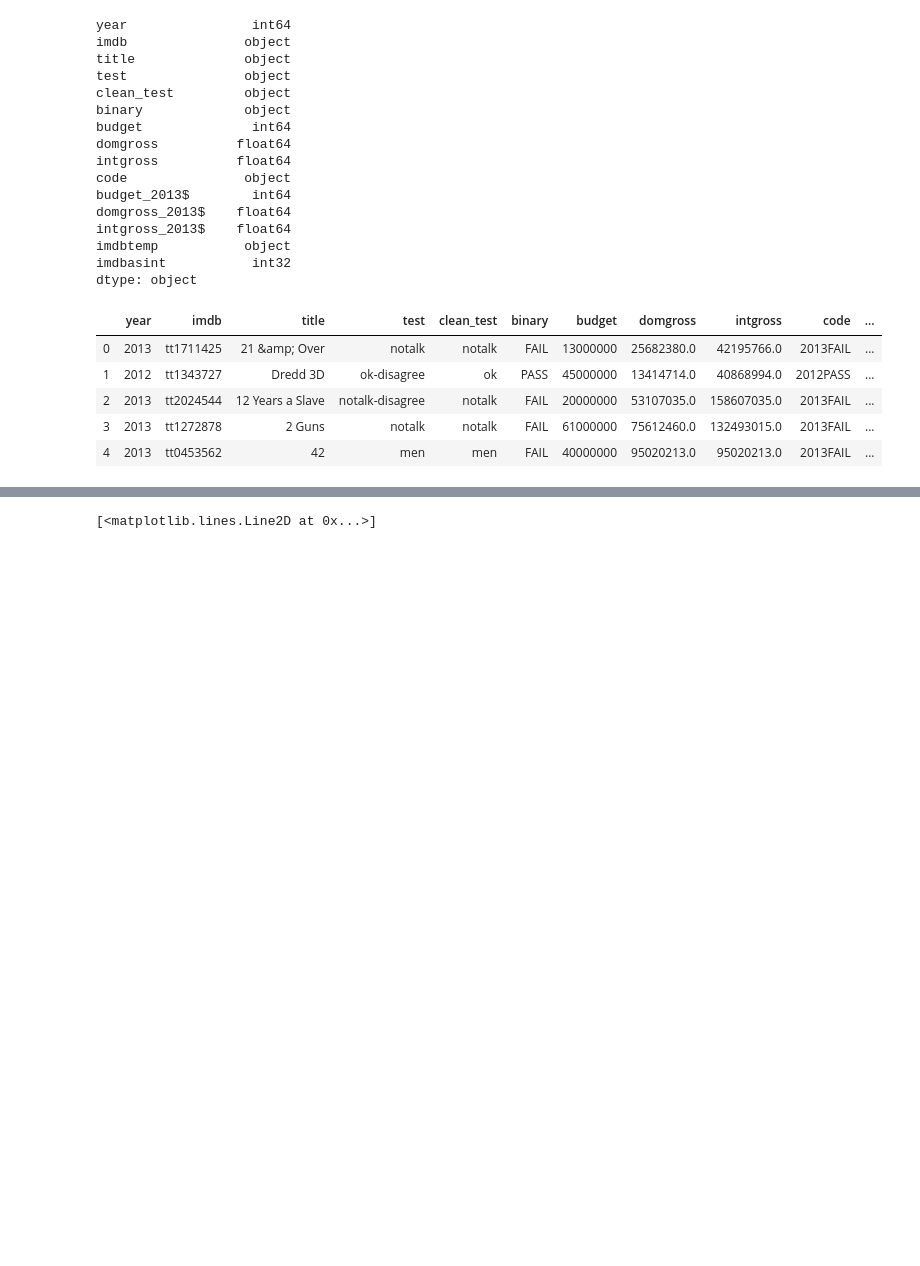
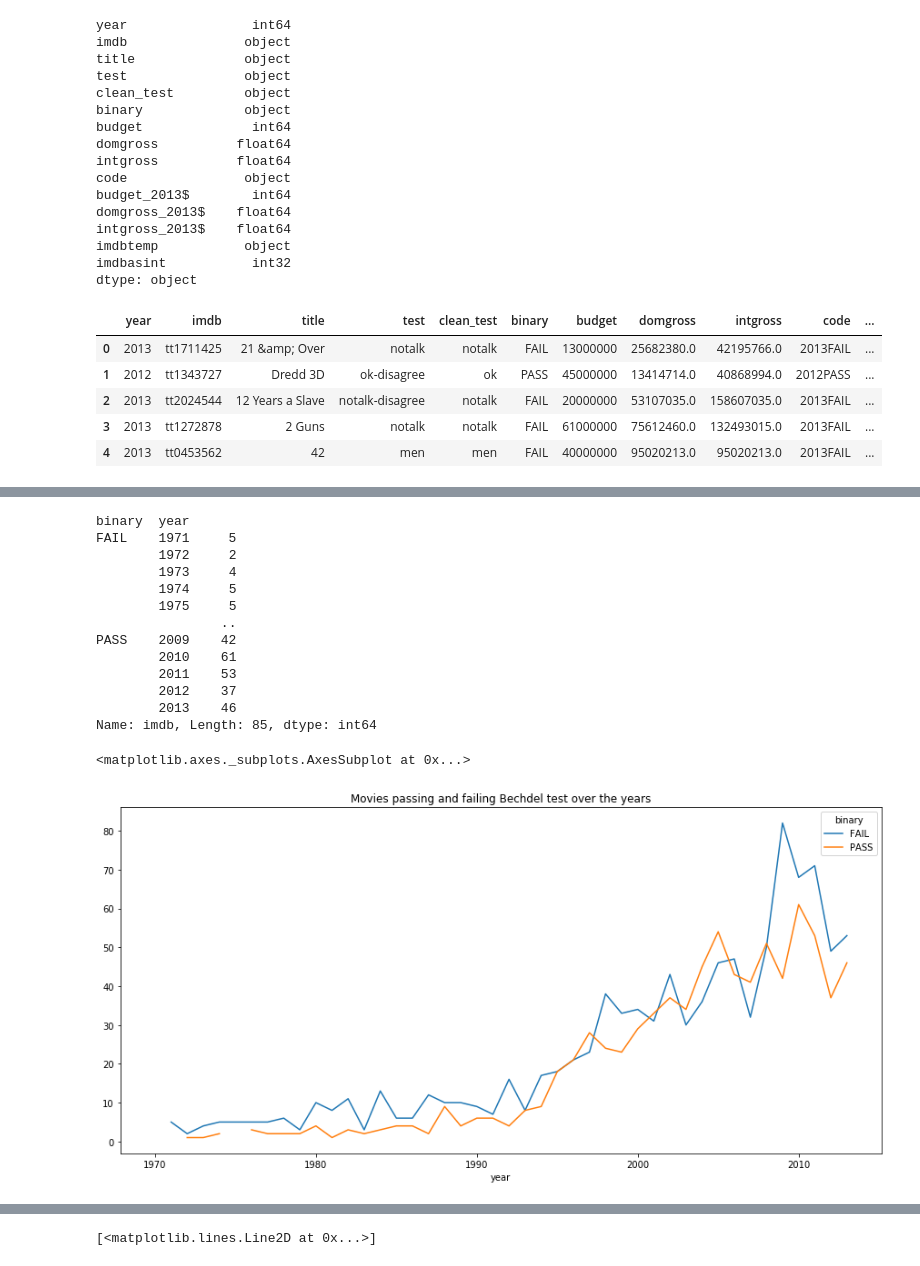
Before and after one commit to radhaparikh11/edamovietv, a Jupyter notebook: analysisnb.ipynb, the cells around one changed output, grey strips where cells are left out. Drawn from its saved outputs; the diff is of its cells as text; code cells hidden in the pictures; blank space fills up the shorter version.

Commit message:
Added the time series graph for movies passing bechdel test over the years

```diff
--- a/analysisnb.ipynb
+++ b/analysisnb.ipynb
@@ -60,7 +61,7 @@ bechdeldf.head()
 bechdeldf.rename(columns={'imdbnew':'imdbfin'},inplace=True)
 linksdf.rename(columns={'imdbnew':'imdbfin'},inplace=True)
 # %%
-#bechdeldf.drop("period code", axis = 1,inplace=True)
+bechdeldf.drop("period code", axis = 1,inplace=True)
 # %%
-#bechdeldf.drop("decade code", axis = 1, inplace=True)
+bechdeldf.drop("decade code", axis = 1, inplace=True)
 #removing the columns we don't need
@@ -127,0 +141,24 @@ Length: 85, dtype: int64
+# %%
+count_series = bechdel_links.groupby(['binary', 'year'])['imdb'].count() # give a better variable name
+#making separate dataframes for movies passing and failing
+print(count_series)
+# plotting the passing and failing number of movies over time
+fig, ax = plt.subplots(figsize=(15,7))
+title = "Movies passing and failing Bechdel test over the years"
+count_series.unstack('binary').plot(kind='line',ax=ax,title = title)
+# %% [output]
+binary  year
+FAIL    1971     5
+        1972     2
+        1973     4
+        1974     5
+        1975     5
+                ..
+PASS    2009    42
+        2010    61
+        2011    53
+        2012    37
+        2013    46
+Name: imdb, Length: 85, dtype: int64
+<matplotlib.axes._subplots.AxesSubplot at 0x...>
+[figure, added]
```
Also changed, not shown: parts of 14 cells of this notebook.
